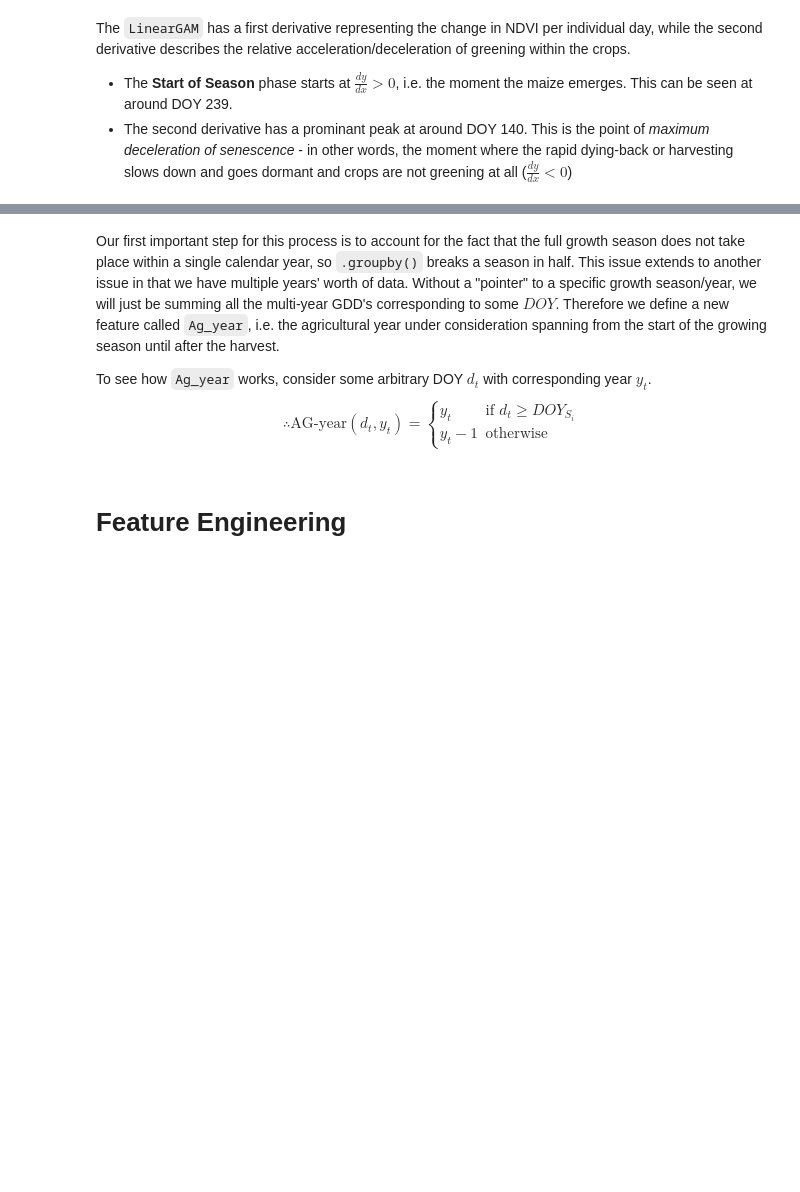
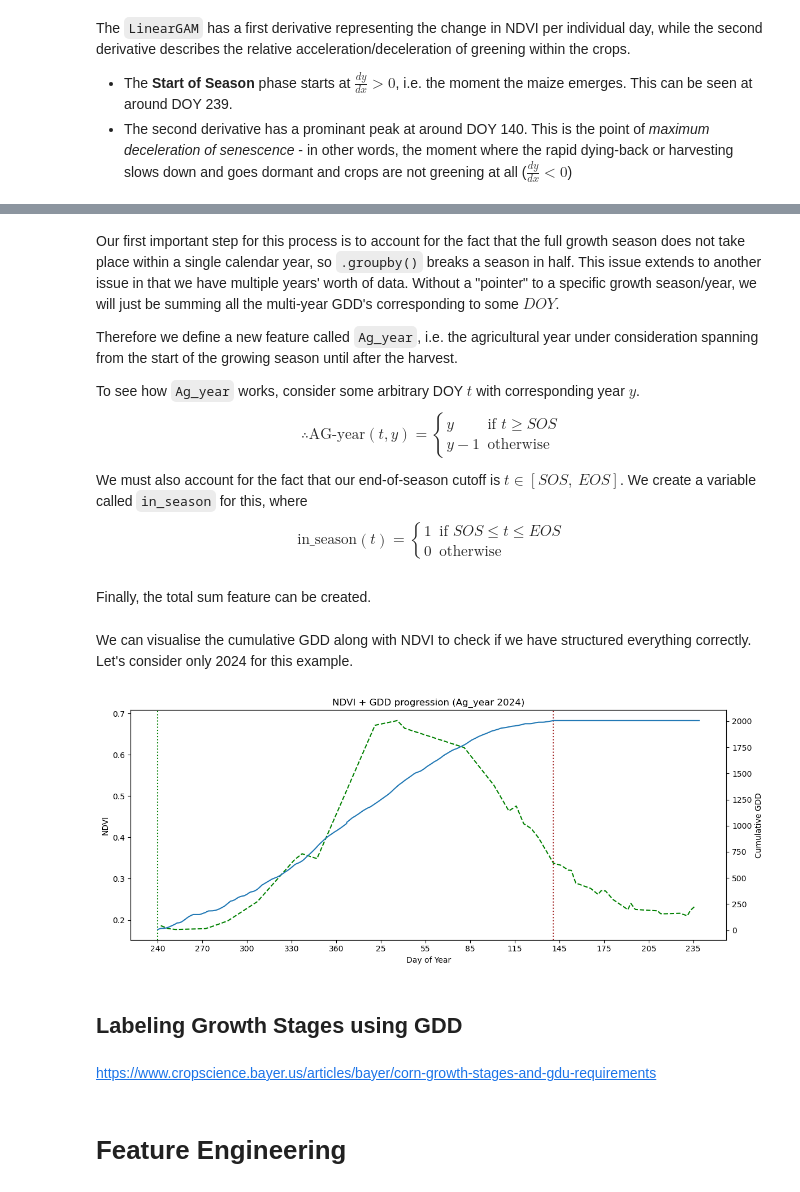
Before and after one commit to asembreek/fieldlens, a Jupyter notebook: notebooks/EDA and Dimensionality Reduction.ipynb, the cells around one changed output, grey strips where cells are left out. Cells and saved outputs as stored; diff of their text form; code cells hidden in the pictures; blank space fills up the shorter version.

Commit message:
Create in-season and agriculture-year variables for cumulation of GDD. Create NDVI and GDD plots.

```diff
--- a/notebooks/EDA and Dimensionality Reduction.ipynb
+++ b/notebooks/EDA and Dimensionality Reduction.ipynb
@@ -288,11 +290,17 @@ $$
 
 We will be using the `non_spectral_df` dataset for this, since GDD does not need NDVI to be calculated, so we can use all daily observations from beginning 2018 to end 2025.
 # %%
-growing_season = 239
-season_end = 140
+sos = 239 # start of season
+eos = 140  # end of season
 
 # Change the global shift period
-shift = growing_season
+shift = sos
+
+shifted_sos = shift_doy(sos)
+shifted_eos = shift_doy(eos)
+
+x_ticks = np.arange(1, 366, 30)
+x_labels = inv_shift_doy(x_ticks) + 1
 # %%
 gdd_df = non_spectral_df.copy()
 gdd_df["doy"] = gdd_df["Timestamp"].dt.dayofyear
@@ -310,9 +312,62 @@ gdd_df.head()
 # %% [markdown]
 Our first important step for this process is to account for the fact that the full growth season does not take place within a single calendar year, so `.groupby()` breaks a season in half. This issue extends to another issue in that we have multiple years' worth of data. Without a "pointer" to a specific growth season/year, we will just be summing all the multi-year GDD's corresponding to some $DOY$.
+
 Therefore we define a new feature called `Ag_year`, i.e. the agricultural year under consideration spanning from the start of the growing season until after the harvest.
 
-To see how `Ag_year` works, consider some arbitrary DOY $d_t$ with corresponding year $y_t$.
-$$\therefore \text{AG-year}(d_t, y_t) = \begin{cases} y_t & \text{if } d_t \ge DOY_{S_i} \\ y_t-1 & \text{otherwise} \end{cases}$$
+To see how `Ag_year` works, consider some arbitrary DOY $t$ with corresponding year $y$.
+$$\therefore \text{AG-year}(t, y) = \begin{cases} y & \text{if } t \ge SOS \\ y-1 & \text{otherwise} \end{cases}$$
+
+We must also account for the fact that our end-of-season cutoff is $t \in [SOS, \ EOS]$. We create a variable called `in_season` for this, where
+$$
+\text{in\_season}(t) =
+\begin{cases}
+1 & \text{if } SOS \le t \le EOS \\
+0 & \text{otherwise}
+\end{cases}
+$$
+# %%
+gdd_df["Ag_year"] = np.where(gdd_df["doy"] >= sos, gdd_df["year"], gdd_df["year"] - 1)
+gdd_df["in_season"] = (
+    (gdd_df["shifted_doy"] >= shifted_sos) &
+    (gdd_df["shifted_doy"] <= shifted_eos)
+).astype(int)
+# %% [markdown]
+Finally, the total sum feature can be created.
+# %%
+# Only sum GDD observations that are in season
+gdd_df["GDD_in_season"] = gdd_df["GDD"].where(gdd_df["in_season"] == 1, 0)
+
+gdd_df["cumulative_GDD"] = gdd_df.groupby("Ag_year")["GDD_in_season"].cumsum()
+# %% [markdown]
+We can visualise the cumulative GDD along with NDVI to check if we have structured everything correctly. Let's consider only 2024 for this example.
+# %%
+year = 2024
+
+dfy = gdd_df[gdd_df["Ag_year"] == year]
+ndvi = utils.merge_with_master(grouped_spectral_df, gdd_df)
+ndvi_y = ndvi[ndvi["Ag_year"] == year]
+
+fig, ax1 = plt.subplots(figsize=(12, 5))
+
+ax1.plot(ndvi_y["shifted_doy"], ndvi_y["NDVI_mean"], color="green", linestyle="--")
+ax1.set_xticks(x_ticks, labels=x_labels)
+ax1.set_xlabel("Day of Year")
+ax1.set_ylabel("NDVI")
+ax1.axvline(x=shift_doy(sos), color='green', linestyle=':', label="Start of Season")
+ax1.axvline(x=shifted_eos, color='brown', linestyle=':', label="Max Senescence")
+
+ax2 = ax1.twinx()
+ax2.set_ylabel("Cumulative GDD")
+ax2.plot(dfy["shifted_doy"], dfy["cumulative_GDD"], linestyle="solid")
+plt.title(f"NDVI + GDD progression (Ag_year {year})")
+fig.tight_layout()
+plt.show()
+# %% [output]
+[figure, added]
+# %% [markdown]
+## Labeling Growth Stages using GDD
+# %% [markdown]
+https://www.cropscience.bayer.us/articles/bayer/corn-growth-stages-and-gdu-requirements
 # %% [markdown]
 # Feature Engineering
 # %% [markdown]
```
Also changed, not shown: parts of 6 cells of this notebook.
